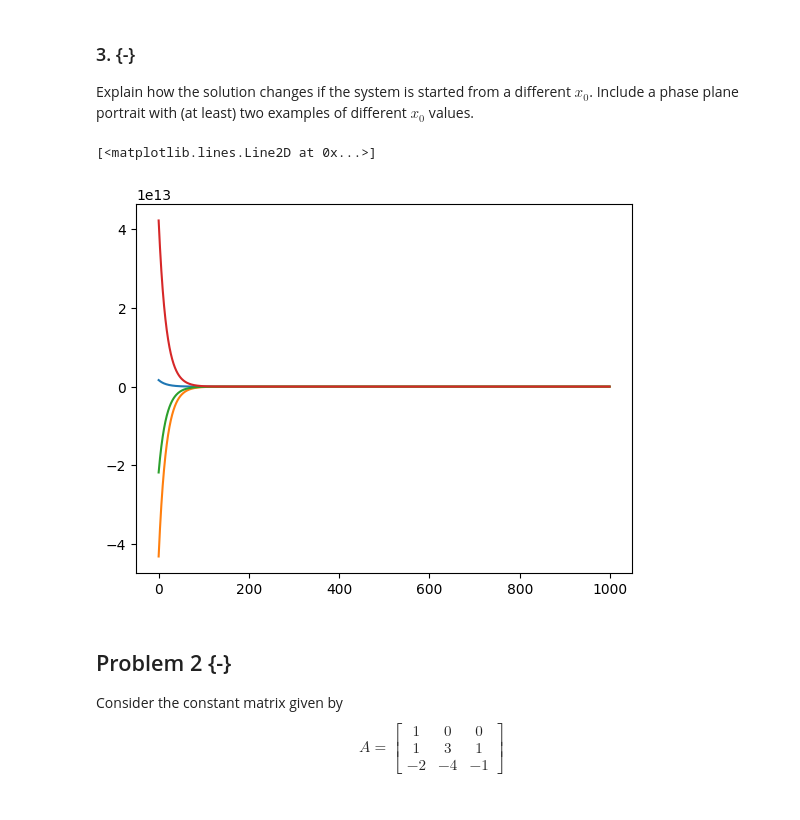
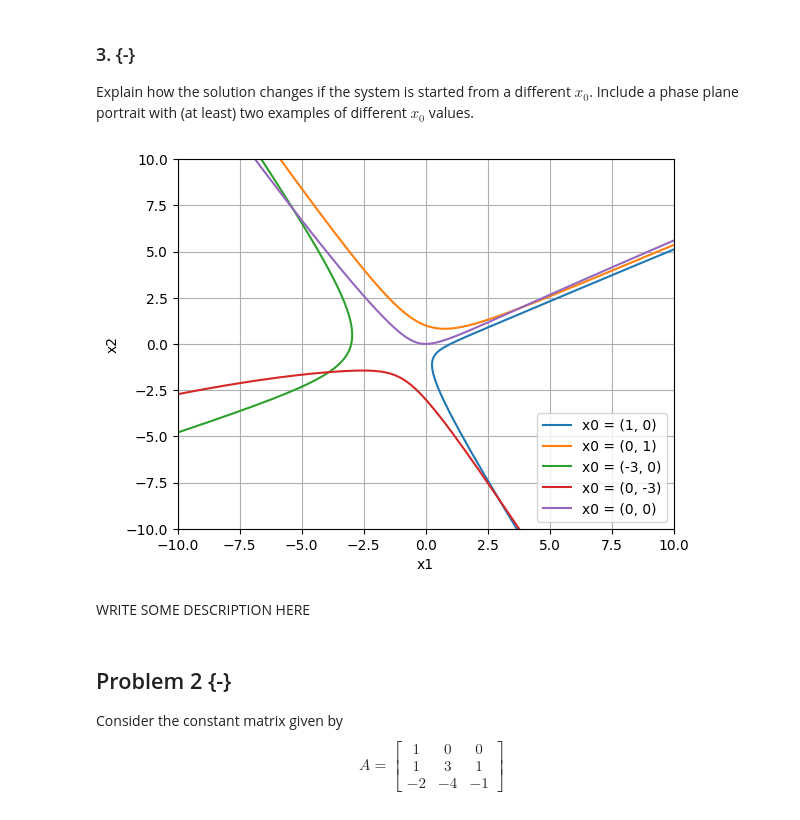
Before and after one commit to Khanrik/UniFolder, a Jupyter notebook: 3. Semester/Differentialligninger/Afleveringer/Aflevering 3/Assignment 3.ipynb, the cells around one changed output. Cells and saved outputs as stored; diff of their text form; code cells hidden in the pictures.

```diff
--- a/3. Semester/Differentialligninger/Afleveringer/Aflevering 3/Assignment 3.ipynb
+++ b/3. Semester/Differentialligninger/Afleveringer/Aflevering 3/Assignment 3.ipynb
@@ -62,7 +58,8 @@ $\displaystyle \left[\begin{matrix}1 & 2\end{matrix}\right]$
 # %% [markdown]
 The value of $e^{At}$ can finally be computed following theorem 5.6.3, which results in the following
 # %%
-Phi * Phi.subs(t,0).inv()
+eAt = Phi * Phi.subs(t,0).inv()
+eAt
 # %% [output]
 $\displaystyle \left[\begin{matrix}\frac{4 e^{2 t}}{5} + \frac{e^{- 3 t}}{5} & \frac{2 e^{2 t}}{5} - \frac{2 e^{- 3 t}}{5}\\\frac{2 e^{2 t}}{5} - \frac{2 e^{- 3 t}}{5} & \frac{e^{2 t}}{5} + \frac{4 e^{- 3 t}}{5}\end{matrix}\right]$
 # %% [markdown]
@@ -100,29 +97,36 @@ $\displaystyle \left[\begin{matrix}- t^{2} - \frac{t}{3} + \frac{19 e^{2 t}}{10}
 # %% [markdown]
 ### 3. {-}
 Explain how the solution changes if the system is started from a different $x_{0}$. Include a phase plane portrait with (at least) two examples of different $x_{0}$ values.
-# %%
-xtbp = sp.lambdify(t, xt, "numpy")
-
-x02 = sp.Matrix([[0,10]]).T
-xt2 = Phi * Phi.subs(t, 0).inv() * x02 + xp
-xt2bp = sp.lambdify(t, xt2, "numpy")
-x03 = sp.Matrix([[-10,0]]).T
-xt3 = Phi * Phi.subs(t, 0).inv() * x03 + xp
-xt3bp = sp.lambdify(t, xt3, "numpy")
-x04 = sp.Matrix([[0,-10]]).T
-xt4 = Phi * Phi.subs(t, 0).inv() * x04 + xp
-xt4bp = sp.lambdify(t, xt4, "numpy")
-
-tnp = np.linspace(-10, 10, 1000)
-
-fig, ax = plt.subplots()
-ax.plot(*xtbp(tnp)[0])
-ax.plot(*xt2bp(tnp)[0])
-ax.plot(*xt3bp(tnp)[0])
-ax.plot(*xt4bp(tnp)[0])
-# %% [output]
-[<matplotlib.lines.Line2D at 0x...>]
-[figure, removed]
+# %%
+def sol(x0):
+    return eAt * x0 + xp
+
+x0_list = sp.Matrix([   [1,0,-3,0,0],
+                        [0,1,0,-3,0],])
+
+time = np.linspace(-5,5,300)
+
+for i in range(x0_list.shape[1]):
+    x0 = x0_list[:,i]
+    x1 = sp.lambdify(t, sol(x0)[0,:], "numpy")
+    x2 = sp.lambdify(t, sol(x0)[1,:], "numpy")
+
+    x1sol = np.ravel(x1(time))
+    x2sol = np.ravel(x2(time))
+
+    plt.plot(x1sol, x2sol, label=f"x0 = ({x0[0]}, {x0[1]})")
+
+plt.xlabel("x1")
+plt.ylabel("x2")
+plt.grid()
+plt.xlim([-10,10])
+plt.ylim([-10,10])
+plt.legend()
+plt.show()
+# %% [output]
+[figure, added]
+# %% [markdown]
+WRITE SOME DESCRIPTION HERE
 # %% [markdown]
 ## Problem 2 {-}
 Consider the constant matrix given by
```
Also changed, not shown: parts of 10 cells of this notebook.
